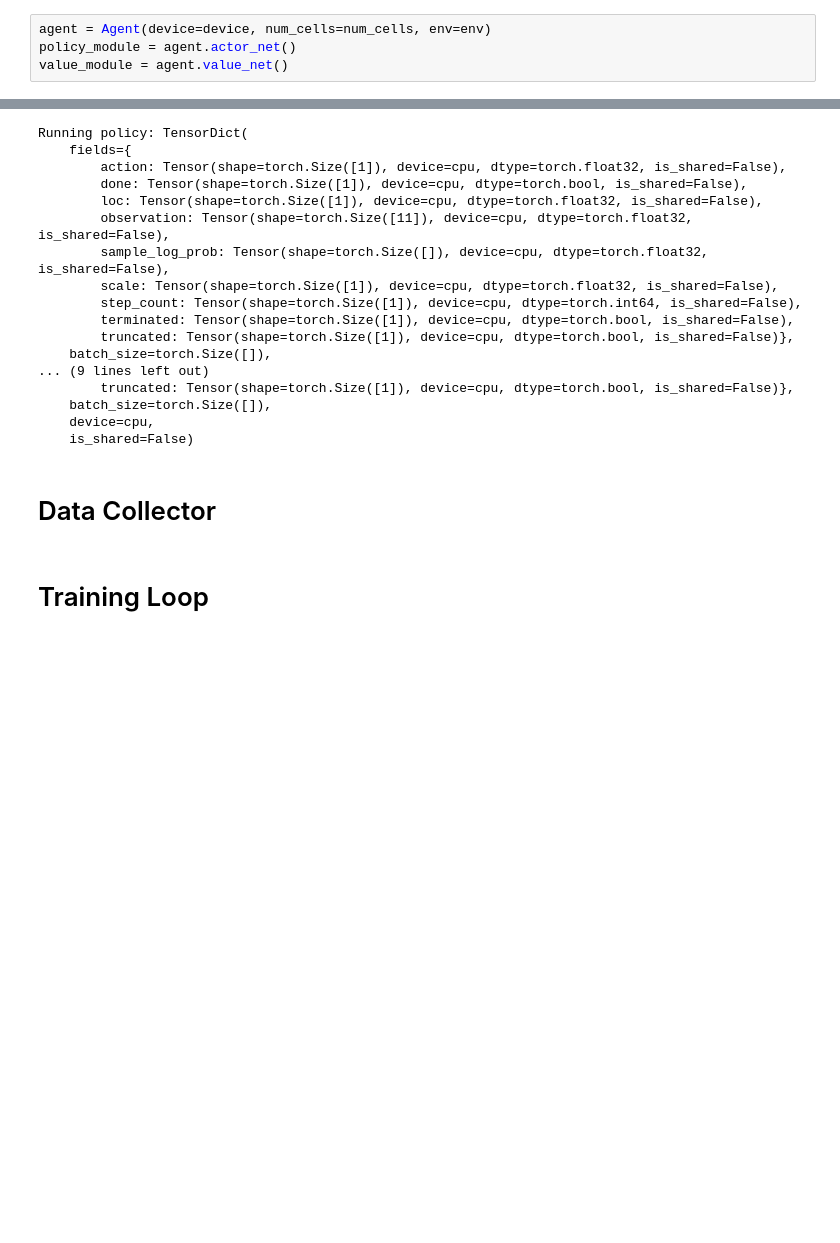
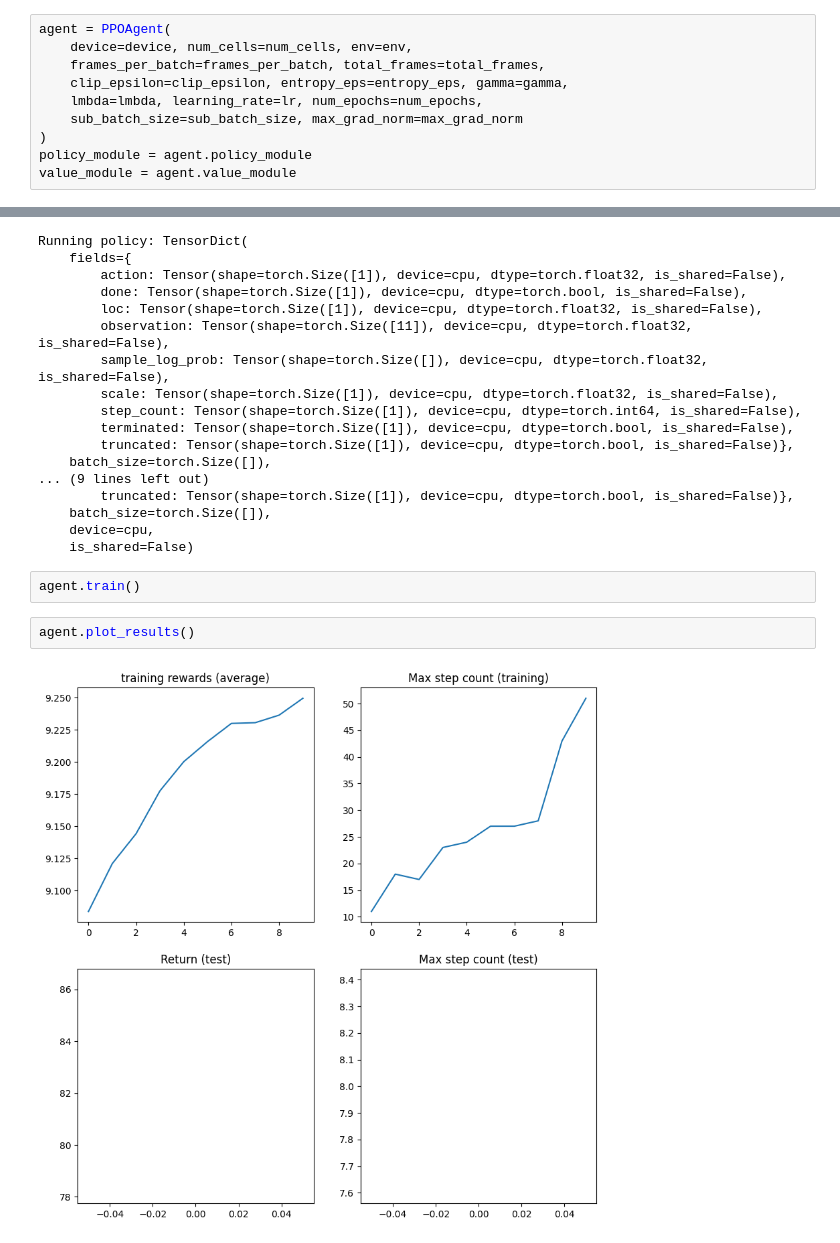
Before and after one commit to AiProcess/Pendulum_PPO, a Jupyter notebook: main.ipynb, the cells around one changed output, grey strips where cells are left out. Saved outputs shown, nothing was run; the diff lists cells and outputs as text; blank space fills up the shorter version.

Commit message:
updated cells according to Agent and Environment modules

```diff
--- a/main.ipynb
+++ b/main.ipynb
@@ -55,7 +55,13 @@ from Agent import Agent
 # %%
-agent = Agent(device=device, num_cells=num_cells, env=env)
-policy_module = agent.actor_net()
-value_module = agent.value_net()
+agent = PPOAgent(
+    device=device, num_cells=num_cells, env=env,
+    frames_per_batch=frames_per_batch, total_frames=total_frames,
+    clip_epsilon=clip_epsilon, entropy_eps=entropy_eps, gamma=gamma,
+    lmbda=lmbda, learning_rate=lr, num_epochs=num_epochs,
+    sub_batch_size=sub_batch_size, max_grad_norm=max_grad_norm
+)
+policy_module = agent.policy_module
+value_module = agent.value_module
 # %%
 print("Running policy:", policy_module(env.reset()))
 print("Running value:", value_module(env.reset()))
@@ -77,7 +83,9 @@ Running policy: TensorDict(
     batch_size=torch.Size([]),
     device=cpu,
     is_shared=False)
-# %% [markdown]
-# Data Collector
-# %% [markdown]
-# Training Loop
+# %%
+agent.train()
+# %%
+agent.plot_results()
+# %% [output]
+[figure, added]
```
Also changed, not shown: parts of 3 cells of this notebook.
